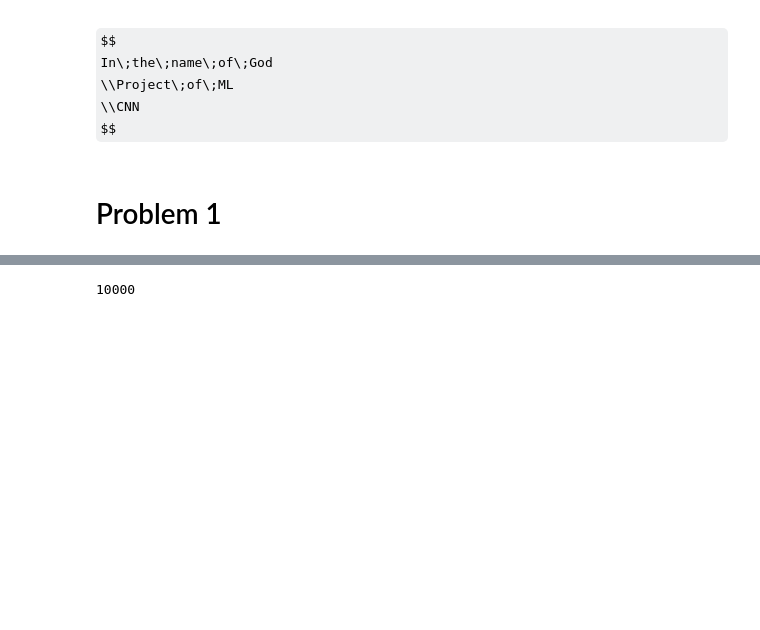
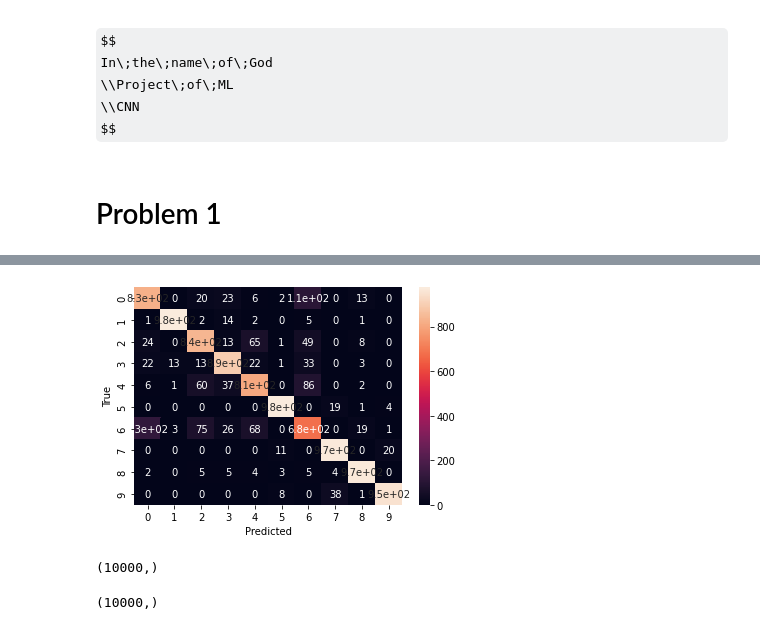
Before and after one commit to garfield-gray/NeuralNetwork, a Jupyter notebook: CNN.ipynb, the cells around one changed output, grey strips where cells are left out. Saved outputs shown, nothing was run; the diff lists cells and outputs as text; code cells hidden in the pictures; some formulas as TeX source; blank space fills up the shorter version.

```diff
--- a/CNN.ipynb
+++ b/CNN.ipynb
@@ -15,0 +43,23 @@ import numpy as np
+# %%
+# Model
+cnn = Sequential()
+# Add convolution 2D
+cnn.add(Conv2D(32, kernel_size=(3, 3),
+                 activation='relu',
+                 kernel_initializer='he_normal',
+                 input_shape=(28, 28, 1)))
+cnn.add(MaxPooling2D((2, 2)))
+cnn.add(Conv2D(64,
+                 kernel_size=(3, 3),
+                 activation='relu'))
+cnn.add(MaxPooling2D(pool_size=(2, 2)))
+cnn.add(Conv2D(128, (3, 3), activation='relu'))
+cnn.add(Flatten())
+cnn.add(Dense(128, activation='relu'))
+cnn.add(Dense(10, activation='softmax'))
+
+
+cnn.compile(loss=tf.keras.losses.sparse_categorical_crossentropy,
+              optimizer='adam',
+              metrics=['accuracy'])
+cnn.summary()
@@ -15,0 +84,3 @@ import numpy as np
+# %%
+#Wow! it takes lots of times!
+history = cnn.fit(X_train, Y_train, validation_split=0.1,epochs = 50, batch_size = 128, verbose = 1)
@@ -16,4 +112,21 @@ import numpy as np
+# %%
+Y_pred_float = cnn.predict_step(X_test)
+Y_pred_onehot = np.round(Y_pred_float)
+Y_pred = np.argmax(Y_pred_onehot, axis=1)
+# %%
+from sklearn.metrics import confusion_matrix
+CM = confusion_matrix(y_true=Y_test,y_pred=Y_pred)
+sb.heatmap(CM,annot=True )
+plt.xlabel('Predicted')
+plt.ylabel('True')
+plt.show()
+# %% [output]
+[figure, added]
+# %%
+Y_pred.shape
+# %% [output]
+(10000,)
 # %%
-Y_test.size
+Y_test.shape
 # %% [output]
-10000
+(10000,)
```
Also changed, not shown: parts of 10 cells of this notebook.
